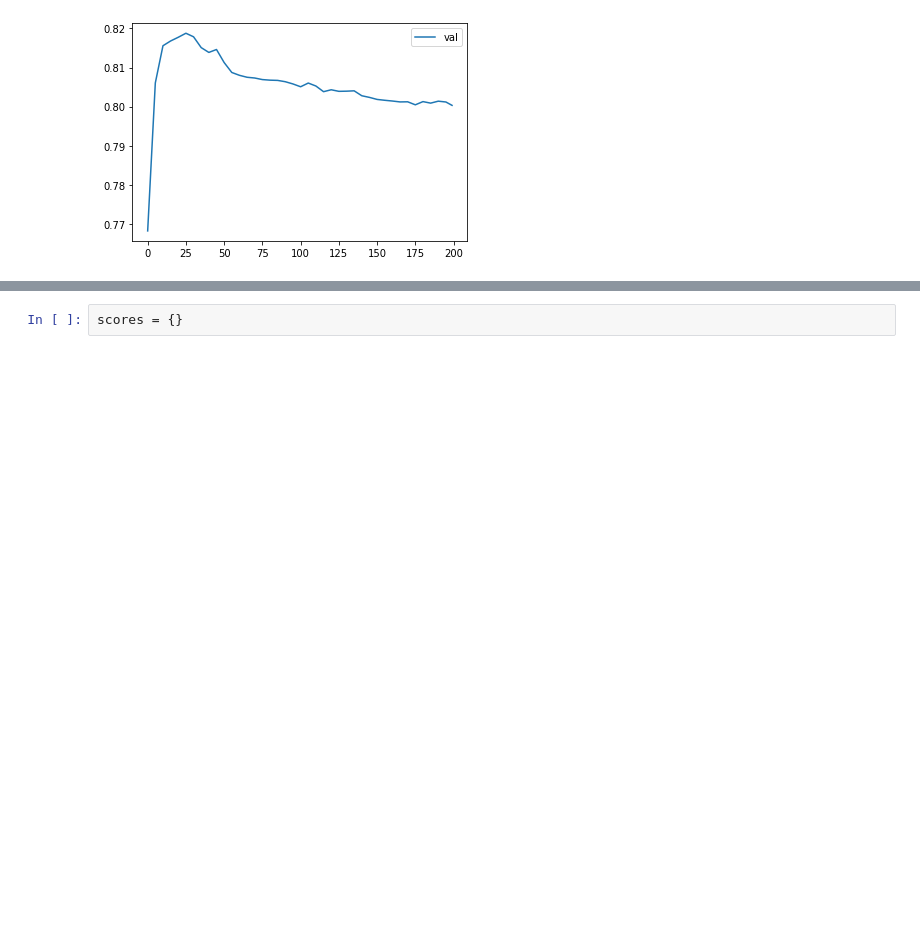
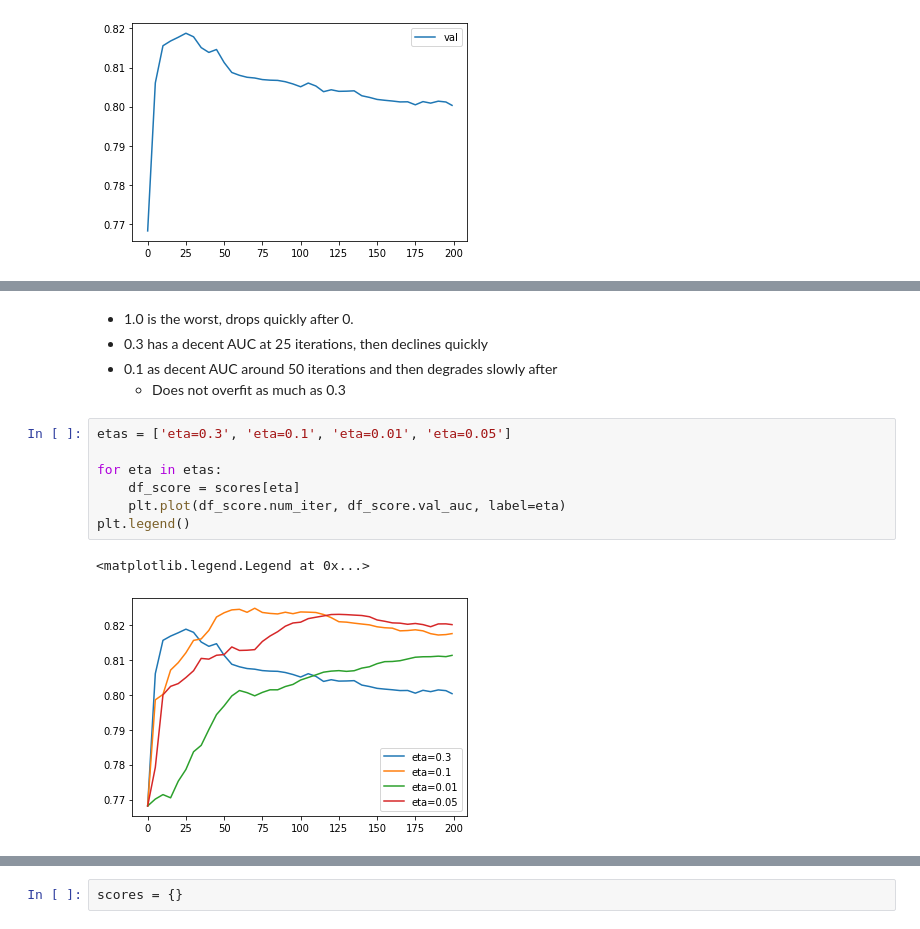
Before and after one commit to drew-two/mlbookcamp-code, a Jupyter notebook: course-zoomcamp/06-trees/notebook.ipynb, the cells around one changed output, grey strips where cells are left out. Drawn from its saved outputs; the diff is of its cells as text; blank space fills up the shorter version.

```diff
--- a/course-zoomcamp/06-trees/notebook.ipynb
+++ b/course-zoomcamp/06-trees/notebook.ipynb
@@ -1451,0 +1516,15 @@ model = xgb.train(xgb_params, dtrain, num_boost_round=200,
+# %% [markdown]
+- 1.0 is the worst, drops quickly after 0.
+- 0.3 has a decent AUC at 25 iterations, then declines quickly
+- 0.1 as decent AUC around 50 iterations and then degrades slowly after
+    - Does not overfit as much as 0.3
+# %%
+etas = ['eta=0.3', 'eta=0.1', 'eta=0.01', 'eta=0.05']
+
+for eta in etas:
+    df_score = scores[eta]
+    plt.plot(df_score.num_iter, df_score.val_auc, label=eta)
+plt.legend()
+# %% [output]
+<matplotlib.legend.Legend at 0x...>
+[figure, added]
```
Also changed, not shown: parts of 56 cells of this notebook.
